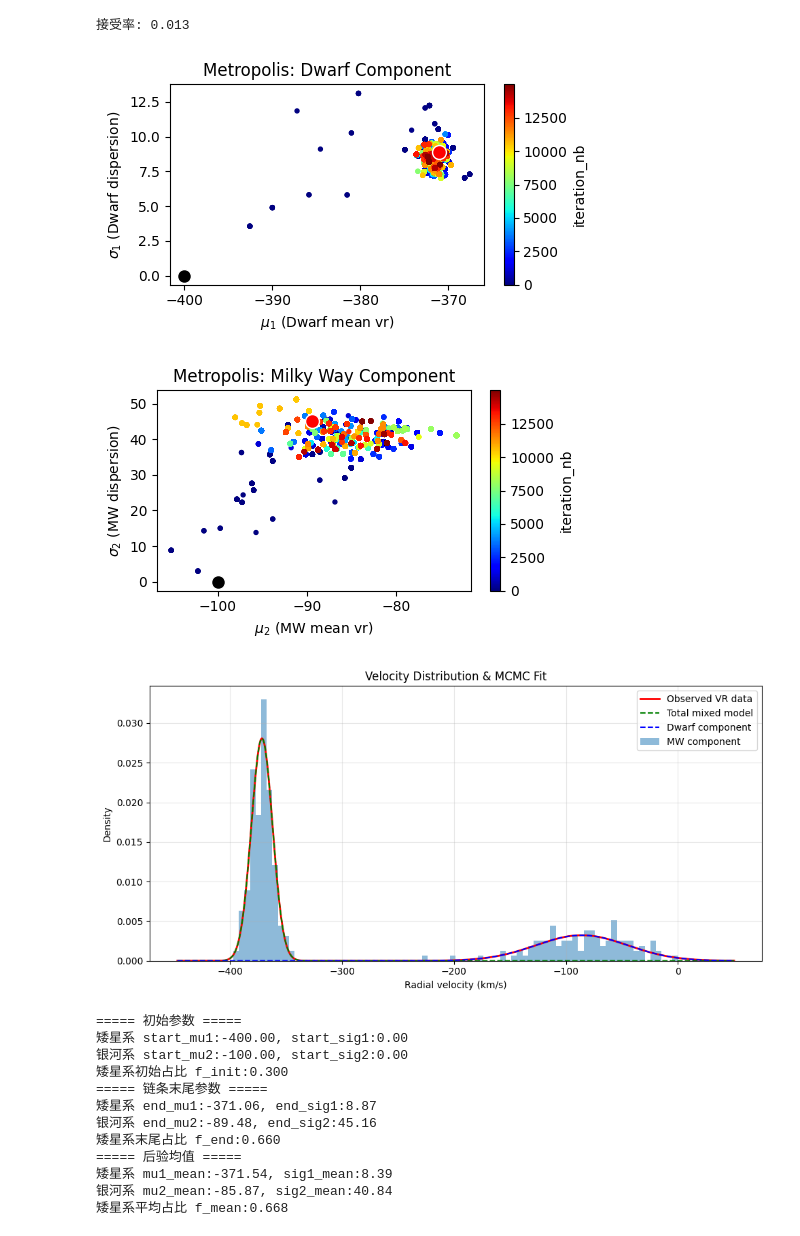
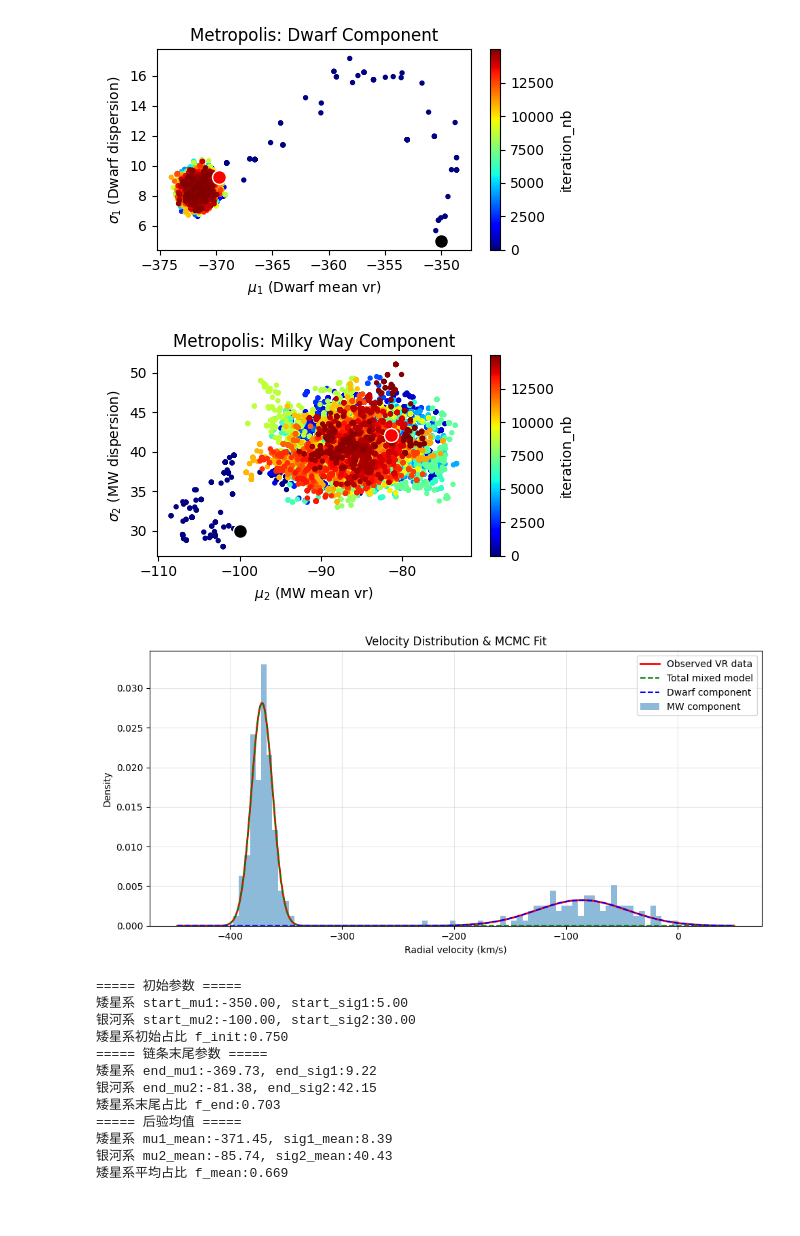
Before and after one commit to wuli15/astronomy, a Jupyter notebook: day4_part3(extra).ipynb, the cells around one changed output. Cells and saved outputs as stored; diff of their text form; code cells hidden in the pictures.

```diff
--- a/day4_part3(extra).ipynb
+++ b/day4_part3(extra).ipynb
@@ -148,10 +148,10 @@ chain_output = calculate_mix(
     set_path="data/cas3_total.csv",
     num=None,
     n_samples=15000,
-    mu_step=5, sig_step=5, f_step=0.03,
-    mu1_init=-400, sig1_init=0,
-    mu2_init=-100, sig2_init=0,
-    f_init=0.3,
+    mu_step=1, sig_step=1, f_step=0.01,
+    mu1_init=-350, sig1_init=5,
+    mu2_init=-100, sig2_init=30,
+    f_init=0.75,
     clip=0
 )
 # %% [output]
@@ -159,16 +160,15 @@ chain_output = calculate_mix(
-接受率: 0.013
-[figure, old version]
+[figure, new version]
-[figure, old version]
+[figure, new version]
 [figure]
-===== 初始参数 =====
-矮星系 start_mu1:-400.00, start_sig1:0.00
-银河系 start_mu2:-100.00, start_sig2:0.00
-矮星系初始占比 f_init:0.300
-===== 链条末尾参数 =====
-矮星系 end_mu1:-371.06, end_sig1:8.87
-银河系 end_mu2:-89.48, end_sig2:45.16
-矮星系末尾占比 f_end:0.660
-===== 后验均值 =====
-矮星系 mu1_mean:-371.54, sig1_mean:8.39
-银河系 mu2_mean:-85.87, sig2_mean:40.84
-矮星系平均占比 f_mean:0.668
+===== 初始参数 =====
+矮星系 start_mu1:-350.00, start_sig1:5.00
+银河系 start_mu2:-100.00, start_sig2:30.00
+矮星系初始占比 f_init:0.750
+===== 链条末尾参数 =====
+矮星系 end_mu1:-369.73, end_sig1:9.22
+银河系 end_mu2:-81.38, end_sig2:42.15
+矮星系末尾占比 f_end:0.703
+===== 后验均值 =====
+矮星系 mu1_mean:-371.45, sig1_mean:8.39
+银河系 mu2_mean:-85.74, sig2_mean:40.43
+矮星系平均占比 f_mean:0.669
```
Also changed, not shown: parts of 1 cell of this notebook, 8 other files.
